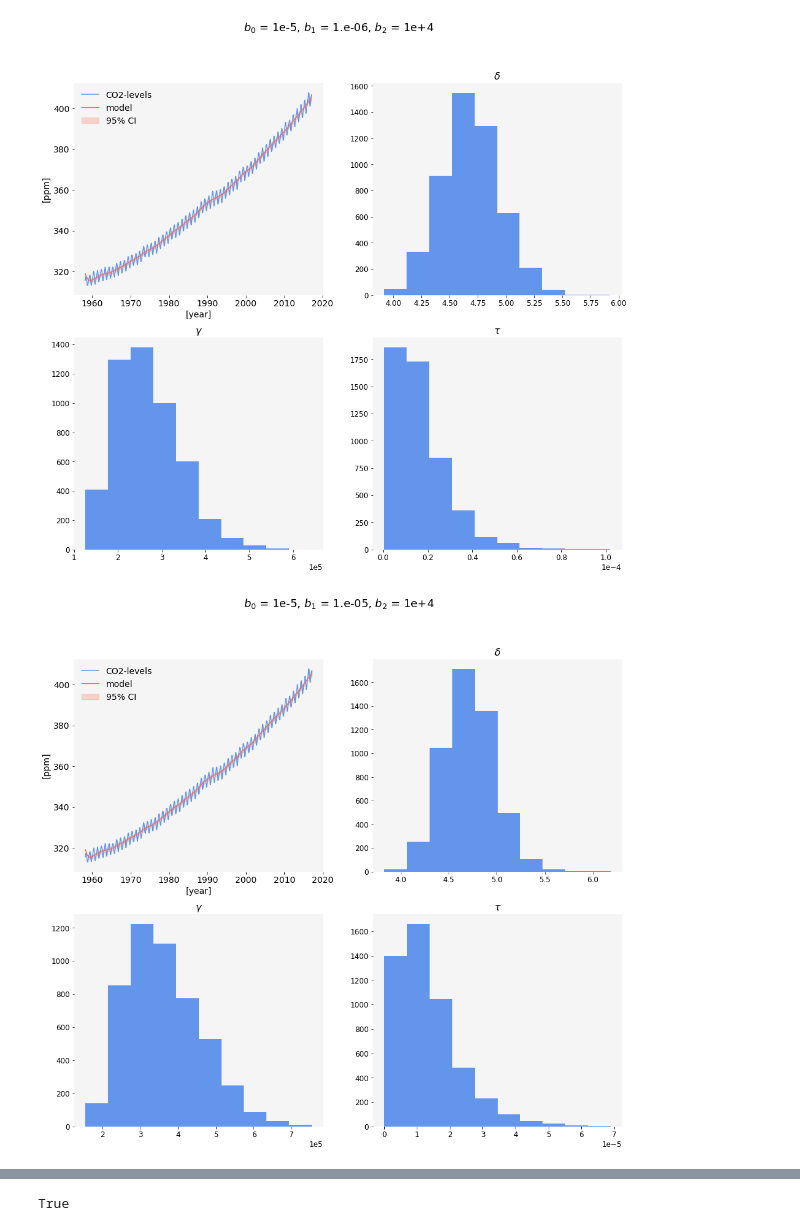
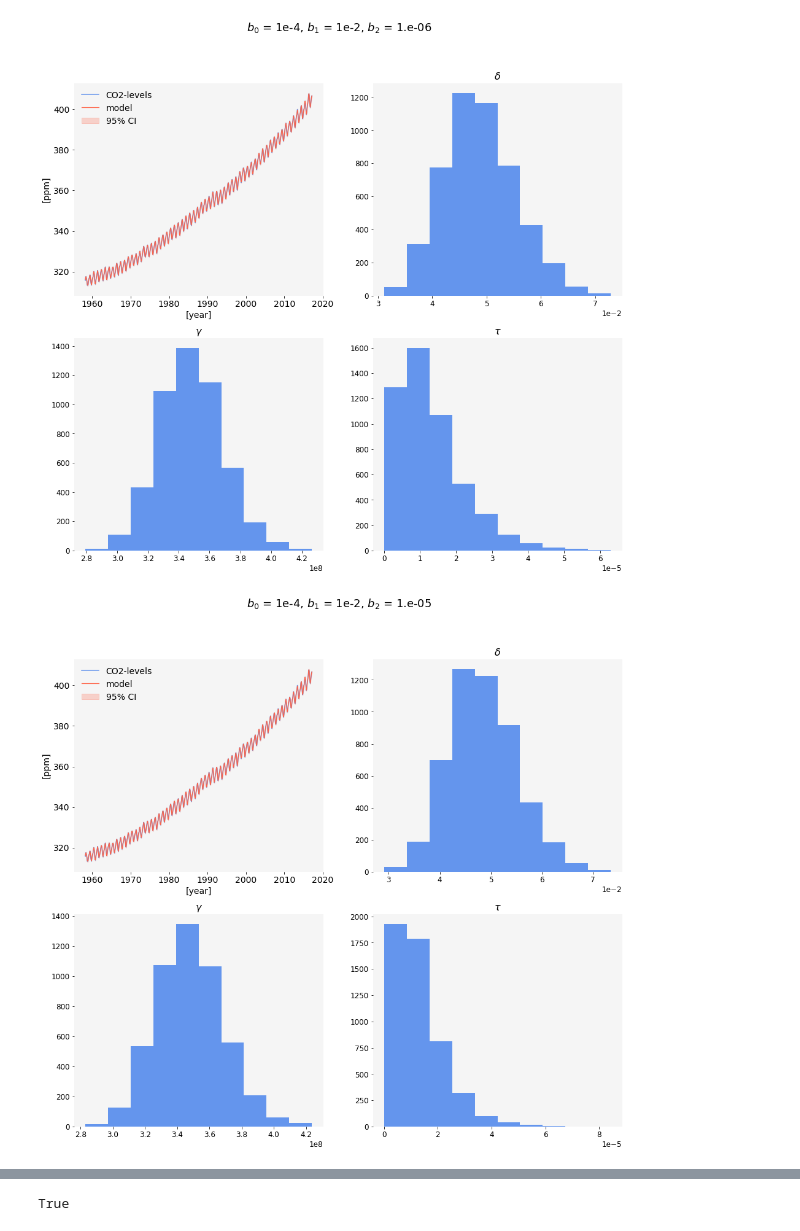
Before and after one commit to NikolineBalle/Bachelor, a Jupyter notebook: sampling_hawaii.ipynb, the cells around one changed output, grey strips where cells are left out. Saved outputs shown, nothing was run; the diff lists cells and outputs as text; code cells hidden in the pictures.

```diff
--- a/sampling_hawaii.ipynb
+++ b/sampling_hawaii.ipynb
@@ -140,7 +140,7 @@ for j in range(J):
     for i in range(nsamps-1):
         # sample hyperparameters lambda and nu (delta and alpha)
         # (1a) sample delta
-        a0,b0         = 1.0 + n / 2, b_range[j] + 0.5 * (residual.T @ residual)
+        a0,b0         = 1.0 + n / 2, 1e-4 + 0.5 * (residual.T @ residual)
         del_samp[i+1] =  1 / np.random.gamma(shape=a0, scale=1/b0)
 
         # (1b) sample tau
@@ -149,7 +149,7 @@ for j in range(J):
         tau_samp[i+1] = 1/ np.random.gamma(shape=a1, scale=1/b1)
 
         # (1c) sample gamma
-        a2,b2    = 1.0 + s / 2, 1e+4+ 0.5 * (bet_samp[:,i].T @ bet_samp[:,i])
+        a2,b2    = 1.0 + s / 2, b_range[j] + 0.5 * (bet_samp[:,i].T @ bet_samp[:,i])
         gam_samp[i+1] =  np.random.gamma(shape=a2, scale=1/b2)
 
         # 2) Compute posterior for z and beta
@@ -251,34 +251,34 @@ for j in range(J):
     ax = plt.gca()
     ax.set_facecolor('whitesmoke')
     for spine in plt.gca().spines.values():
         spine.set_visible(False)
     ax.xaxis.get_offset_text().set_fontsize(ts)
 
     plt.subplot(2,2,4)
     plt.hist(gam_res[j,:], color = col1)
     plt.title('$\\tau$', fontsize = fs)
     plt.ticklabel_format(axis = 'x', style = 'sci', scilimits=(0,0))
     plt.xticks(fontsize = ts)
     plt.yticks(fontsize = ts)
     ax = plt.gca()
     ax.set_facecolor('whitesmoke')
     for spine in plt.gca().spines.values():
         spine.set_visible(False)
     ax.xaxis.get_offset_text().set_fontsize(ts)
 
     fig.set_figheight(10)
     fig.set_figwidth(20)
 
-    fig.suptitle('$b_0$ = %s, $b_1$ = 1e-2, $b_2$ = 1e+4' %(np.format_float_scientific(b_range[j], precision = 3, exp_digits=2)), fontsize=18)
+    fig.suptitle('$b_0$ = 1e-4, $b_1$ = 1e-2, $b_2$ = %s' %(np.format_float_scientific(b_range[j], precision = 3, exp_digits=2)), fontsize=18)
 
     fig.set_figheight(14)
     fig.set_figwidth(16)
     plt.show()
 
 
 
     my_path = os.getcwd()
-    fig.savefig(my_path + '/Plots/sampling_resHb0' + str(j+1) + '.pdf', bbox_inches='tight')
+    fig.savefig(my_path + '/Plots/sampling_resHb2' + str(j+1) + '.pdf', bbox_inches='tight')
 # %% [output]
-[figure, old version]
+[figure, new version]
-[figure, old version]
+[figure, new version]
```
Also changed, not shown: parts of 1 cell of this notebook, 13 other files.
